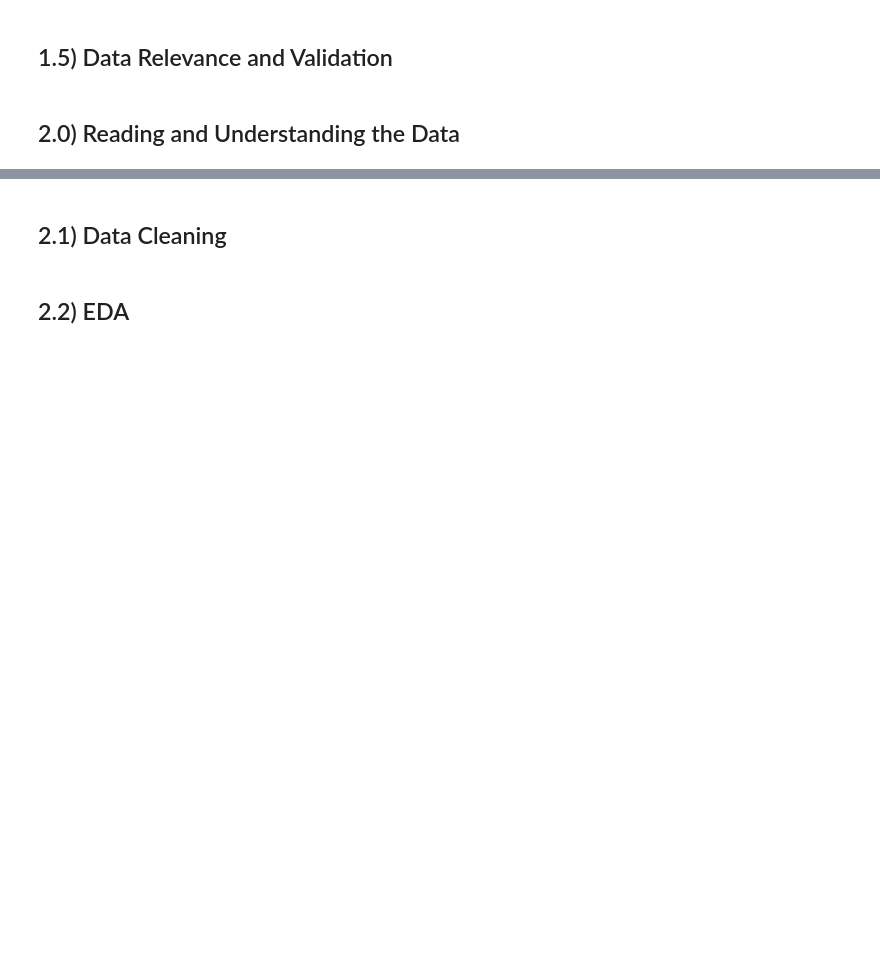
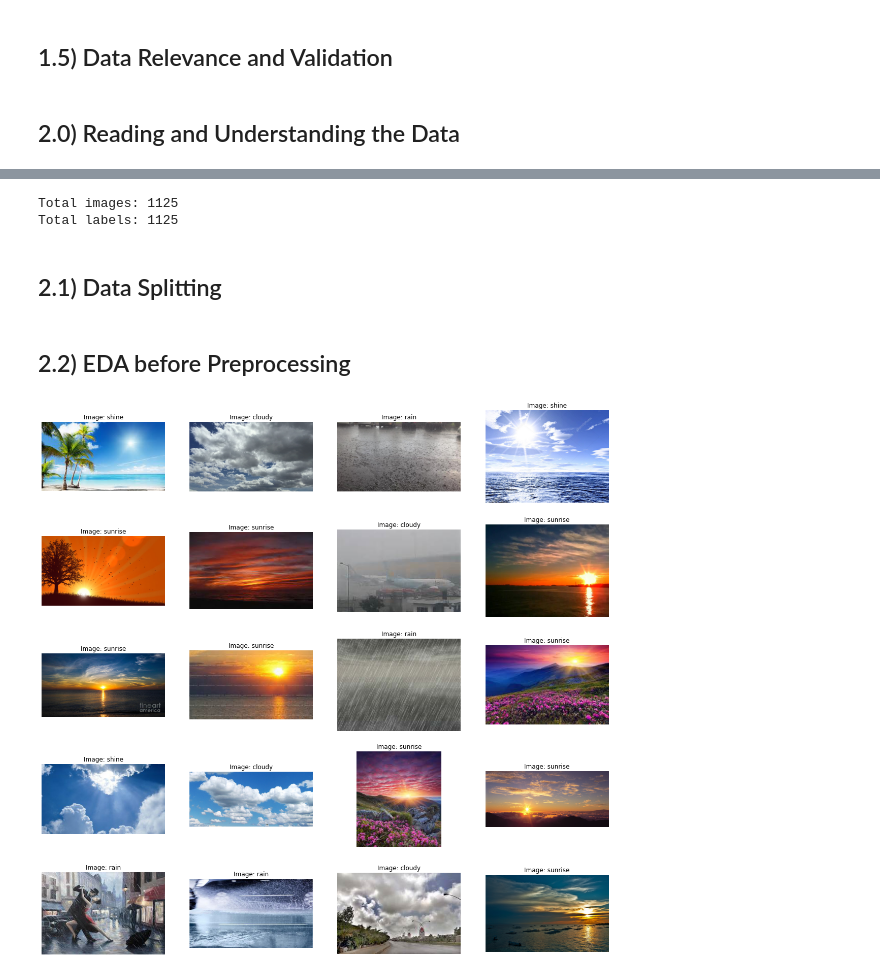
Before and after one commit to Dominic-Mu/dsc-phase-4-group-19-project, a Jupyter notebook: index.ipynb, the cells around one changed output, grey strips where cells are left out. Drawn from its saved outputs; the diff is of its cells as text; code cells hidden in the pictures; blank space fills up the shorter version.

```diff
--- a/index.ipynb
+++ b/index.ipynb
@@ -39,2 +68,54 @@ from tensorflow.keras import regularizers
+# %%
+# reading the data
+
+# path to the dataset
+dataset_path = './data/dataset2/'
+
+# List of supported weather classes based on file naming conventions
+weather_classes = ['cloudy', 'rain', 'shine', 'sunrise']
+
+# Dictionary to map weather class names to numerical labels
+label_map = {weather_class: idx for idx, weather_class in enumerate(weather_classes)}
+
+images = []
+labels = []
+
+# Function to extract class label from filename
+def extract_label(filename):
+    for weather_class in weather_classes:
+        if weather_class in filename:
+            return label_map[weather_class]
+    return None
+
+# Loop through each image file in the dataset directory
+for img_file in tqdm(os.listdir(dataset_path), desc='Processing images'):
+    img_path = os.path.join(dataset_path, img_file)
+
+    try:
+        # Open image using PIL
+        img = Image.open(img_path)
+
+        # Convert image to numpy array
+        img = np.array(img)
+
+        # Extract class label from the filename
+        label = extract_label(img_file)
+
+        if label is not None:
+            # Append the image and its label to the lists
+            images.append(img)
+            labels.append(label)
+    except Exception as e:
+        print(f"Error processing image '{img_file}': {e}")
+
+# Convert lists to numpy arrays
+images = np.array(images)
+labels = np.array(labels)
+
+print(f"Total images: {len(images)}")
+print(f"Total labels: {len(labels)}")
+# %% [output]
+Total images: 1125
+Total labels: 1125
 # %% [markdown]
-## 2.1) Data Cleaning
+## 2.1) Data Splitting
@@ -41,2 +130,23 @@ from tensorflow.keras import regularizers
 # %% [markdown]
-## 2.2) EDA
+## 2.2) EDA before Preprocessing
+# %%
+# previewing random images
+
+def visualize_random_images(num_samples=20):
+    plt.figure(figsize=(20, 20))
+    for i in range(num_samples):
+        random_idx = random.randint(0, len(images) - 1)
+        random_image = images[random_idx]
+
+        filename = [key for key, value in label_map.items() if value == labels[random_idx]][0]
+
+        # Displaying the image
+        plt.subplot(5, num_samples/5, i + 1)
+        plt.imshow(random_image)
+        plt.title(f"Image: {filename}") # using class label as a title
+        plt.axis("off")
+    plt.show()
+
+visualize_random_images()
+# %% [output]
+[figure, added]
```
Also changed, not shown: parts of 14 cells of this notebook, 4 other files.
